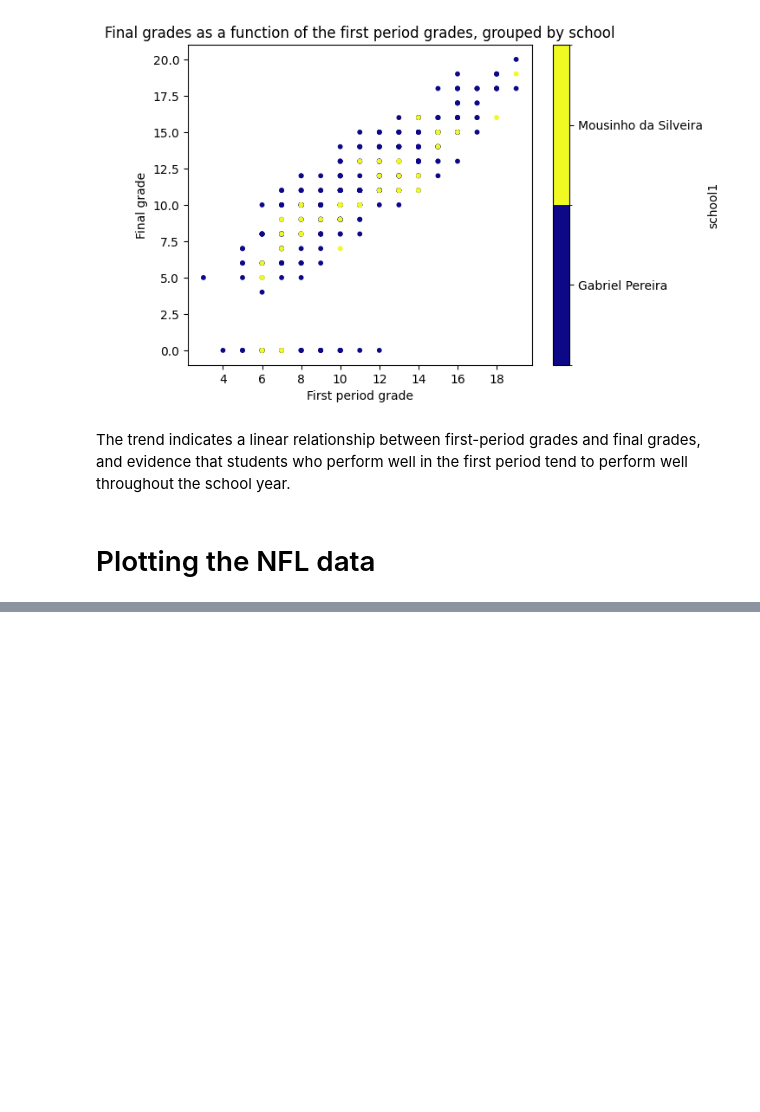
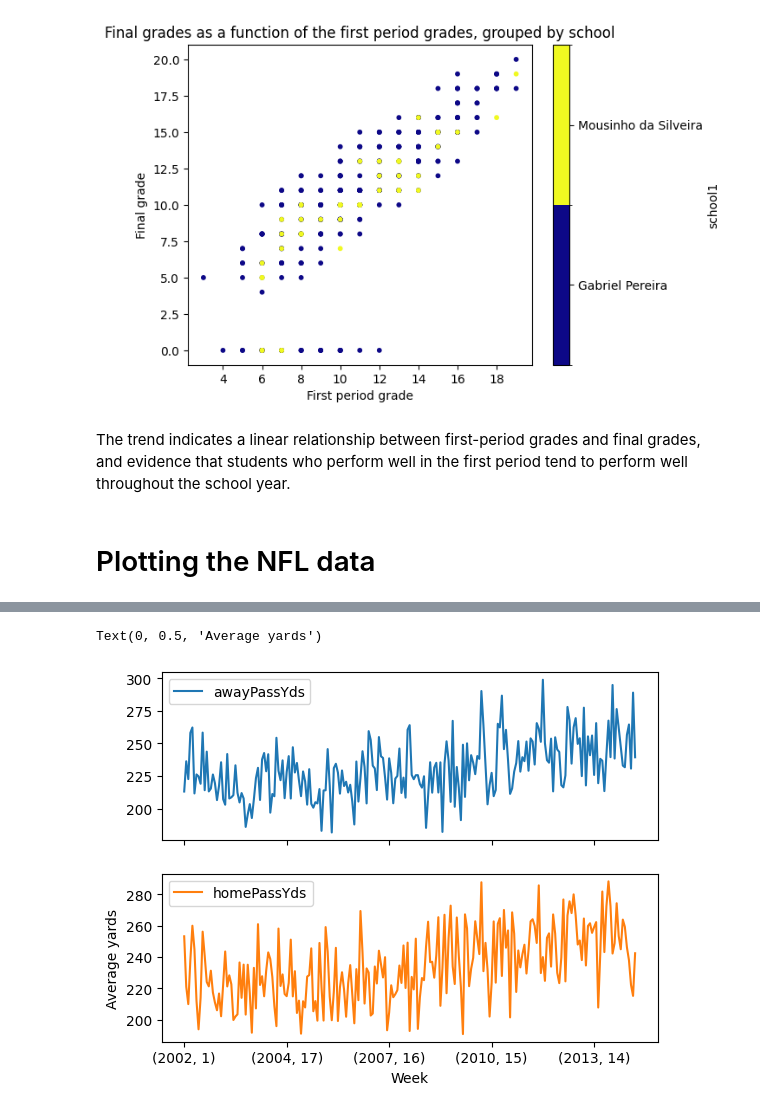
Before and after one commit to YefridC09/ST-554_Big_data_analysis, a Jupyter notebook: HW4_Yefrid_Cordoba.ipynb, the cells around one changed output, grey strips where cells are left out. Drawn from its saved outputs; the diff is of its cells as text; code cells hidden in the pictures; blank space fills up the shorter version.

Commit message:
Completed graph part, missing function section of task 2 exercise 2

```diff
--- a/HW4_Yefrid_Cordoba.ipynb
+++ b/HW4_Yefrid_Cordoba.ipynb
@@ -188,0 +193,3 @@ The trend indicates a linear relationship between first-period grades and final
+# %%
+nfl_data = pd.read_csv('https://www4.stat.ncsu.edu/~online/datasets/scoresFull.csv')
+nfl_data.head()
@@ -188,0 +204,11 @@ The trend indicates a linear relationship between first-period grades and final
+# %%
+#Converting to category the variables asked
+nfl_data.homeTeam = nfl_data['homeTeam'].astype("category")
+nfl_data.awayTeam = nfl_data['awayTeam'].astype("category")
+nfl_data.day = nfl_data['day'].astype("category")
+nfl_data.stadium = nfl_data['stadium'].astype("category")
+nfl_data.startTime = nfl_data['startTime'].astype("category")
+nfl_data.toss = nfl_data['toss'].astype("category")
+nfl_data.roof = nfl_data['roof'].astype("category")
+nfl_data.surface = nfl_data['surface'].astype("category")
+nfl_data.head()
@@ -188,0 +225,7 @@ The trend indicates a linear relationship between first-period grades and final
+# %%
+ #Creating list of elements that we are going to keep
+reg_s = ['1', '2', '3', '4', '5', '6', '7', '8', '9', \
+         '10', '11', '12', '13', '14', '15', '16', '17']
+nflreg_data = nfl_data[nfl_data.week.isin(reg_s)] #Filtering using the list
+nflreg_data.week = nflreg_data['week'].astype("int64")
+nflreg_data.info()
@@ -188,0 +318,9 @@ The trend indicates a linear relationship between first-period grades and final
+# %%
+nflreg_data.groupby(["season", "week"])\
+ [["awayPassYds", "homePassYds"]].mean().plot.line(subplots = True)
+    #Data mean grouped by week
+plt.xlabel('Week')
+plt.ylabel('Average yards')
+# %% [output]
+Text(0, 0.5, 'Average yards')
+[figure, added]
```
Also changed, not shown: parts of 17 cells of this notebook.
